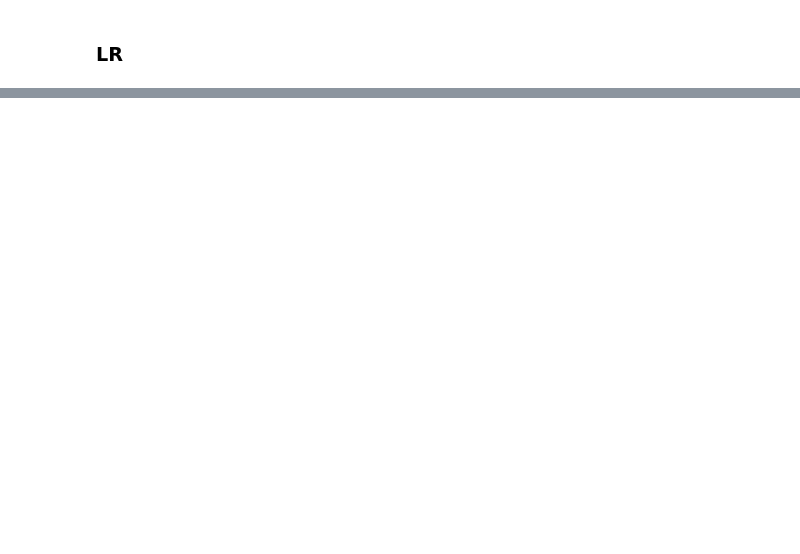
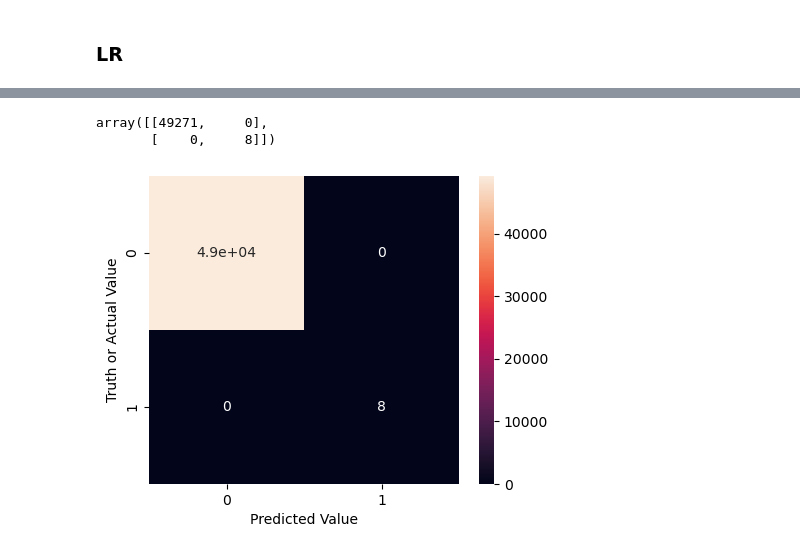
Before and after one commit to nimakarimi97/my-thesis-MSc, a Jupyter notebook: project/implement_ML_multiple_files.ipynb, the cells around one changed output, grey strips where cells are left out. Saved outputs shown, nothing was run; the diff lists cells and outputs as text; code cells hidden in the pictures; blank space fills up the shorter version.

Commit message:
added the confusion matrix

```diff
--- a/project/implement_ML_multiple_files.ipynb
+++ b/project/implement_ML_multiple_files.ipynb
@@ -172,3 +182,18 @@ distance         4.088856e-268
 altitude_diff     0.000000e+00
 speed             0.000000e+00
 dtype: float64
+# %%
+import seaborn as sn
+from matplotlib import pyplot as plt
+from sklearn.metrics import confusion_matrix
+confusion_matrix = confusion_matrix(y_test, y_pred)
+
+plt.figure(figsize=(5, 4))
+sn.heatmap(confusion_matrix, annot=True)
+plt.xlabel("Predicted Value")
+plt.ylabel("Truth or Actual Value")
+confusion_matrix
+# %% [output]
+array([[49271,     0],
+       [    0,     8]])
+[figure, added]
```
Also changed, not shown: parts of 4 cells of this notebook, 4 other files.
